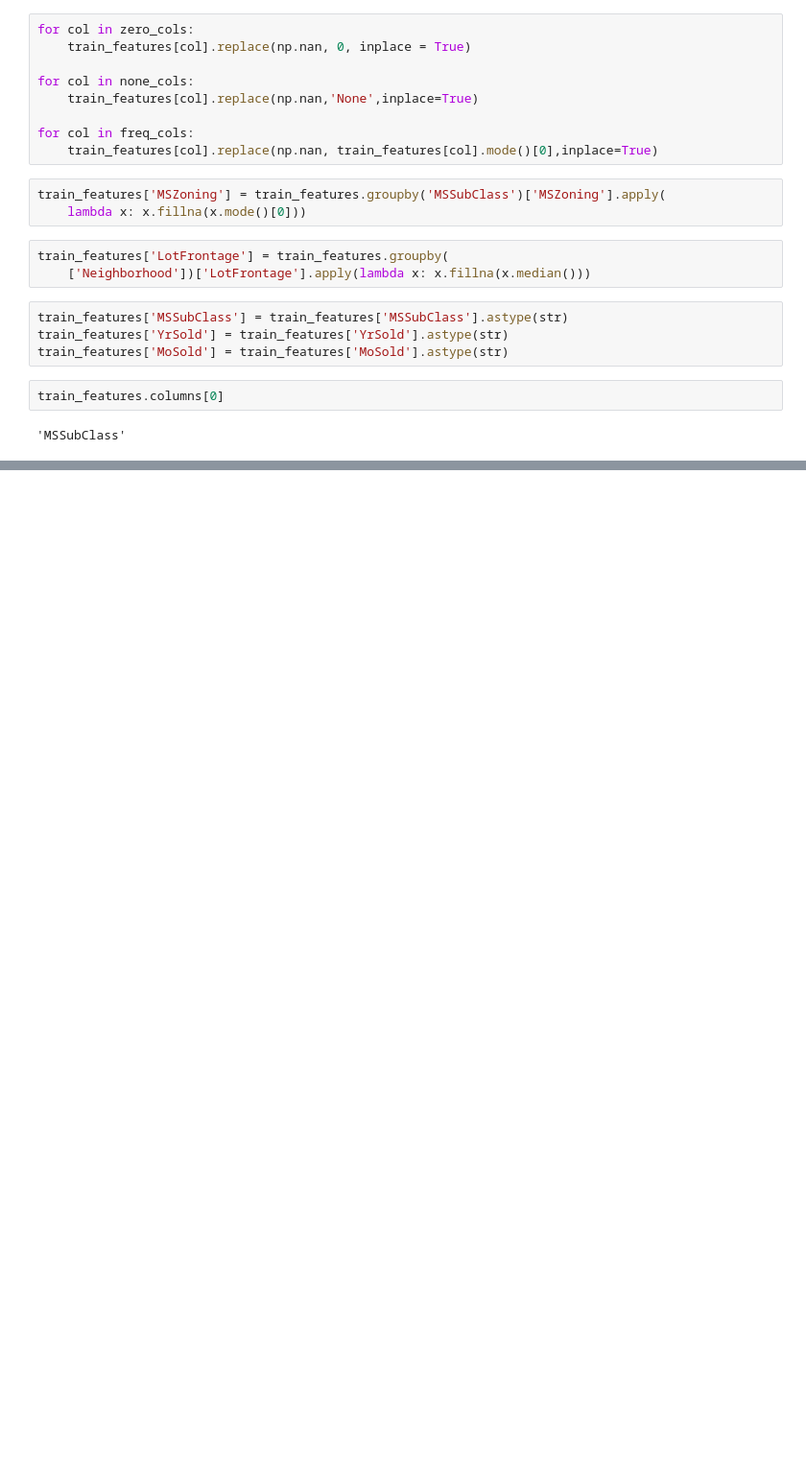
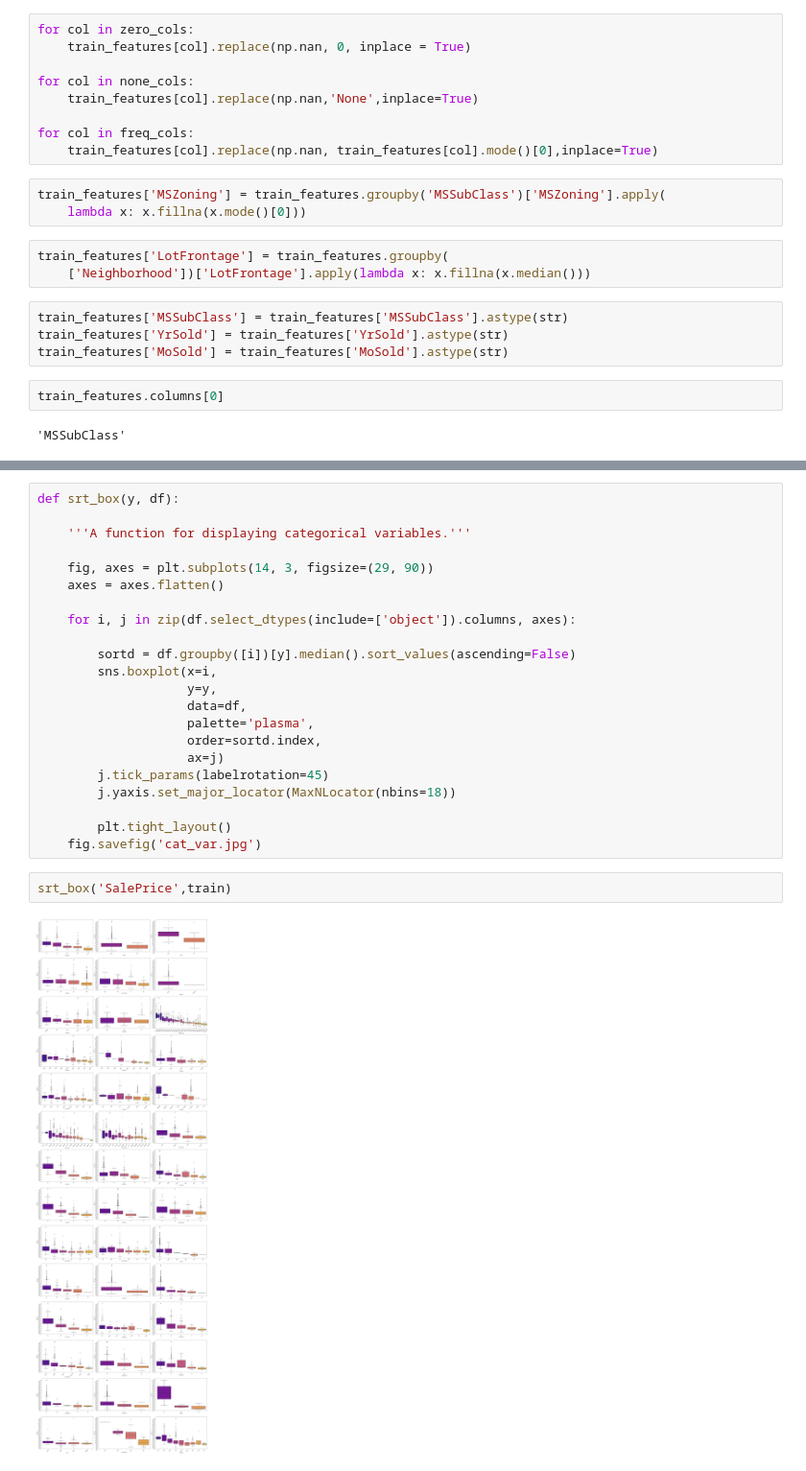
Before and after one commit to lshwed/housing_prices_imitation, a Jupyter notebook: housing_prices.ipynb, the cells around one changed output, grey strips where cells are left out. Shown at 96% size. Saved outputs shown, nothing was run; the diff lists cells and outputs as text; blank space fills up the shorter version.

```diff
--- a/housing_prices.ipynb
+++ b/housing_prices.ipynb
@@ -175,0 +201,26 @@ sns.distplot(train_features['LotFrontage'])
+# %%
+def srt_box(y, df):
+
+    '''A function for displaying categorical variables.'''
+
+    fig, axes = plt.subplots(14, 3, figsize=(29, 90))
+    axes = axes.flatten()
+
+    for i, j in zip(df.select_dtypes(include=['object']).columns, axes):
+
+        sortd = df.groupby([i])[y].median().sort_values(ascending=False)
+        sns.boxplot(x=i,
+                    y=y,
+                    data=df,
+                    palette='plasma',
+                    order=sortd.index,
+                    ax=j)
+        j.tick_params(labelrotation=45)
+        j.yaxis.set_major_locator(MaxNLocator(nbins=18))
+
+        plt.tight_layout()
+    fig.savefig('cat_var.jpg')
+# %%
+srt_box('SalePrice',train)
+# %% [output]
+[figure, added]
```
Also changed, not shown: parts of 36 cells of this notebook.
